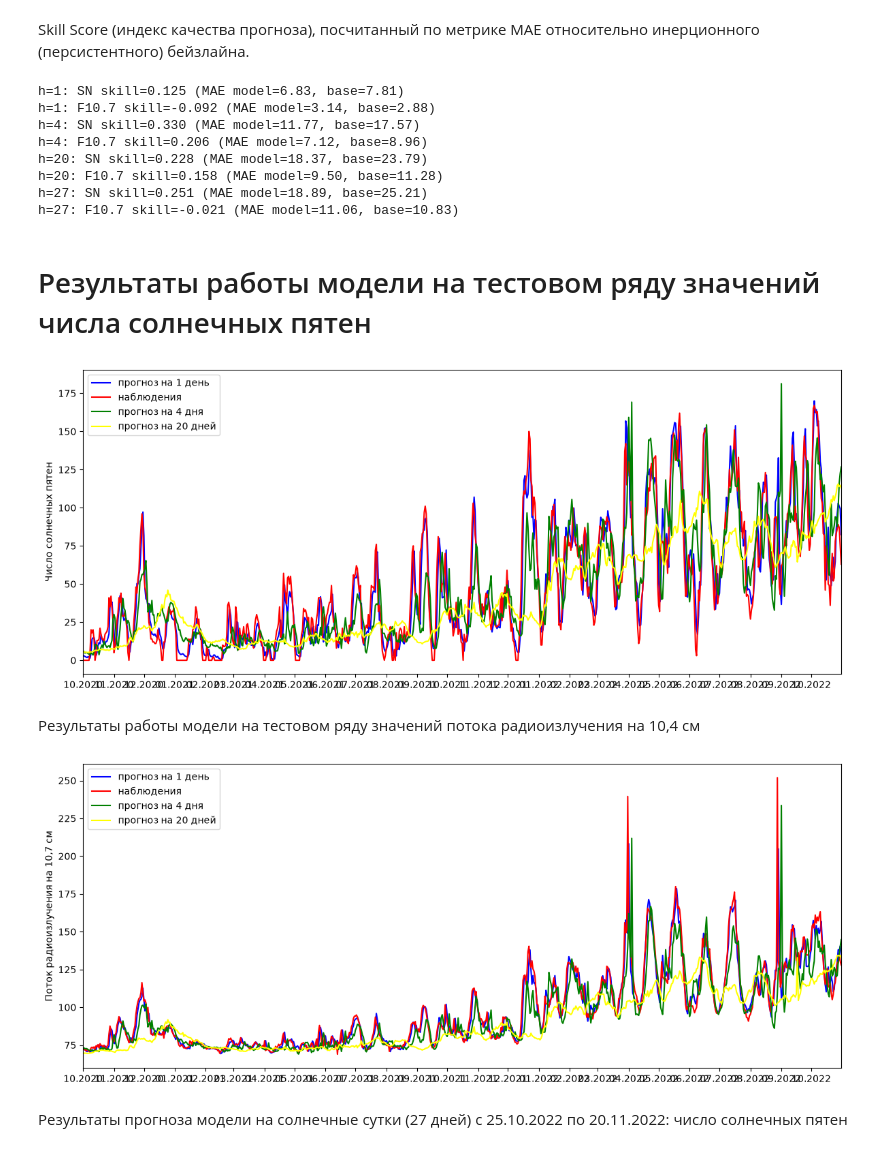
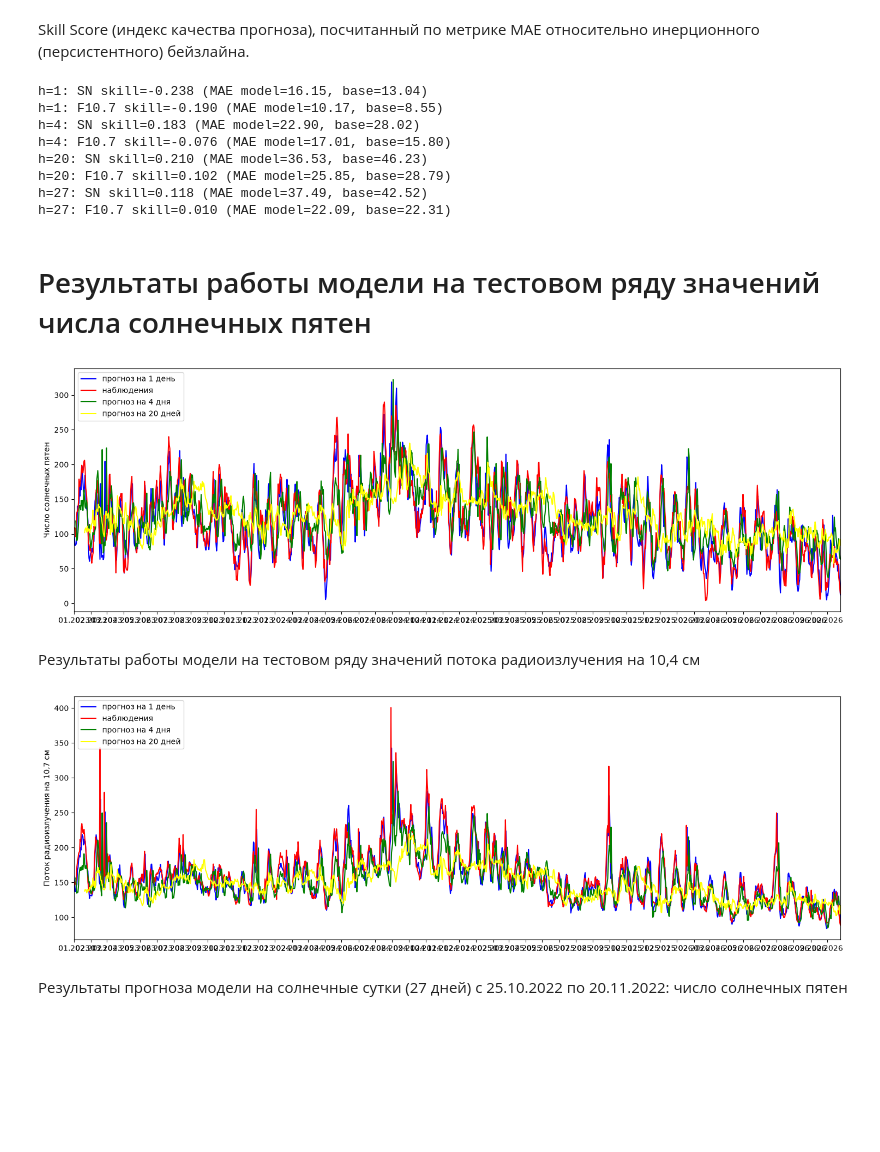
Before and after one commit to HorribleCorbie/networkLab4, a Jupyter notebook: lab4 (1).ipynb, the cells around one changed output. Saved outputs shown, nothing was run; the diff lists cells and outputs as text; code cells hidden in the pictures; blank space fills up the shorter version.

```diff
--- a/lab4 (1).ipynb
+++ b/lab4 (1).ipynb
@@ -60,7 +63,7 @@ class CNNLSTM(nn.Module):
     def __init__(
         self,
         input_size,
-        hidden_size=50,
+        hidden_size=100,
         output_size=2,
         window_out=WINDOW_OUT
     ):
@@ -248,6 +283,19 @@ if os.path.exists(MODEL_PATH):
 
     history = checkpoint["history"]
 else:
+    if os.path.exists(PRETRAINED_MODEL_PATH):
+        print("Загружаем веса ранее обученной модели")
+
+        checkpoint = torch.load(
+            PRETRAINED_MODEL_PATH,
+            map_location="cpu",
+            weights_only=True
+        )
+
+        model.load_state_dict(
+            checkpoint["model_state_dict"]
+        )
+
     loss_function = nn.L1Loss()
 
     optimizer = torch.optim.Adam(
@@ -327,7 +375,11 @@ else:
     torch.save(
         {
             "model_state_dict": model.state_dict(),
-            "history": history
+            "history": history,
+
+            "scaler_mean": scaler.mean_.tolist(),
+            "scaler_scale": scaler.scale_.tolist(),
+            "scaler_var": scaler.var_.tolist()
         },
         MODEL_PATH
     )
@@ -581,7 +633,7 @@ with torch.no_grad():
         actual = inverse_normalize(values_norm[start:start + WINDOW_OUT])
         last = inverse_normalize(values_norm[start - 1])
 
-        for h in [1, 4, 20, 27]:
+        for h in HORIZONS:
             rows_skill.append({
                 "horizon": h,
                 "SN_true": actual[h - 1, 0],
@@ -594,7 +646,7 @@ with torch.no_grad():
 
 df_s = pd.DataFrame(rows_skill)
 
-for h in [1, 4, 20, 27]:
+for h in HORIZONS:
     m = df_s["horizon"] == h
     sk_sn, mae_m, mae_b = skill_score(
         df_s.loc[m, "SN_true"], df_s.loc[m, "SN_pred"], df_s.loc[m, "SN_base"]
@@ -605,14 +657,14 @@ for h in [1, 4, 20, 27]:
     print(f"h={h}: SN skill={sk_sn:.3f} (MAE model={mae_m:.2f}, base={mae_b:.2f})")
     print(f"h={h}: F10.7 skill={sk_f:.3f} (MAE model={mae_mf:.2f}, base={mae_bf:.2f})")
 # %% [output]
-h=1: SN skill=0.125 (MAE model=6.83, base=7.81)
-h=1: F10.7 skill=-0.092 (MAE model=3.14, base=2.88)
-h=4: SN skill=0.330 (MAE model=11.77, base=17.57)
-h=4: F10.7 skill=0.206 (MAE model=7.12, base=8.96)
-h=20: SN skill=0.228 (MAE model=18.37, base=23.79)
-h=20: F10.7 skill=0.158 (MAE model=9.50, base=11.28)
-h=27: SN skill=0.251 (MAE model=18.89, base=25.21)
-h=27: F10.7 skill=-0.021 (MAE model=11.06, base=10.83)
+h=1: SN skill=-0.238 (MAE model=16.15, base=13.04)
+h=1: F10.7 skill=-0.190 (MAE model=10.17, base=8.55)
+h=4: SN skill=0.183 (MAE model=22.90, base=28.02)
+h=4: F10.7 skill=-0.076 (MAE model=17.01, base=15.80)
+h=20: SN skill=0.210 (MAE model=36.53, base=46.23)
+h=20: F10.7 skill=0.102 (MAE model=25.85, base=28.79)
+h=27: SN skill=0.118 (MAE model=37.49, base=42.52)
+h=27: F10.7 skill=0.010 (MAE model=22.09, base=22.31)
 # %% [markdown]
 # Результаты работы модели на тестовом ряду значений числа солнечных пятен
 # %%
@@ -666,7 +718,11 @@ test_predictions_horizons = pd.DataFrame({
 })
 
 plot_start = pd.Timestamp("2020-10-01")
-plot_end = pd.Timestamp("2022-10-31")
+
+if os.path.exists(PRETRAINED_MODEL_PATH):
+    plot_start = pd.Timestamp("2023-01-01")
+
+plot_end = dates.iloc[-1] - pd.Timedelta(days=WINDOW_OUT - 1)
 
 plot_data = test_predictions_horizons[
     (test_predictions_horizons["date"] >= plot_start) &
@@ -683,7 +739,7 @@ def date_formatter(x, pos):
     date = mdates.num2date(x)
     return date.strftime("%m.%Y")
 
-fig, ax = plt.subplots(figsize=(12, 5))
+fig, ax = plt.subplots(figsize=(15, 5))
 
 ax.plot(
     plot_data["date"],
@@ -702,38 +758,38 @@ ax.plot(
 ax.plot(
     plot_data["date"],
     plot_data["SN_pred_4"],
     color="green",
     label="прогноз на 4 дня"
 )
 
 ax.plot(
     plot_data["date"],
     plot_data["SN_pred_20"],
     color="yellow",
     label="прогноз на 20 дней"
 )
 
 ax.set_xlim(plot_start, plot_end)
 
 ax.xaxis.set_major_locator(
     mdates.MonthLocator(interval=1)
 )
 
 ax.xaxis.set_major_formatter(
     FuncFormatter(date_formatter)
 )
 
 ax.set_ylabel("Число солнечных пятен")
 ax.legend(loc="upper left")
 
 fig.tight_layout()
 plt.show()
 # %% [output]
-[figure, old version]
+[figure, new version]
 # %% [markdown]
 Результаты работы модели на тестовом ряду значений потока радиоизлучения на 10,4 см
 # %%
-fig, ax = plt.subplots(figsize=(12, 5))
+fig, ax = plt.subplots(figsize=(15, 5))
 
 ax.plot(
     plot_data["date"],
@@ -779,7 +835,7 @@ ax.legend(loc="upper left")
 fig.tight_layout()
 plt.show()
 # %% [output]
-[figure, old version]
+[figure, new version]
 # %% [markdown]
 Результаты прогноза модели на солнечные сутки (27 дней) c 25.10.2022 по 20.11.2022: число
 солнечных пятен
```
Also changed, not shown: parts of 9 cells of this notebook, 5 other files.
